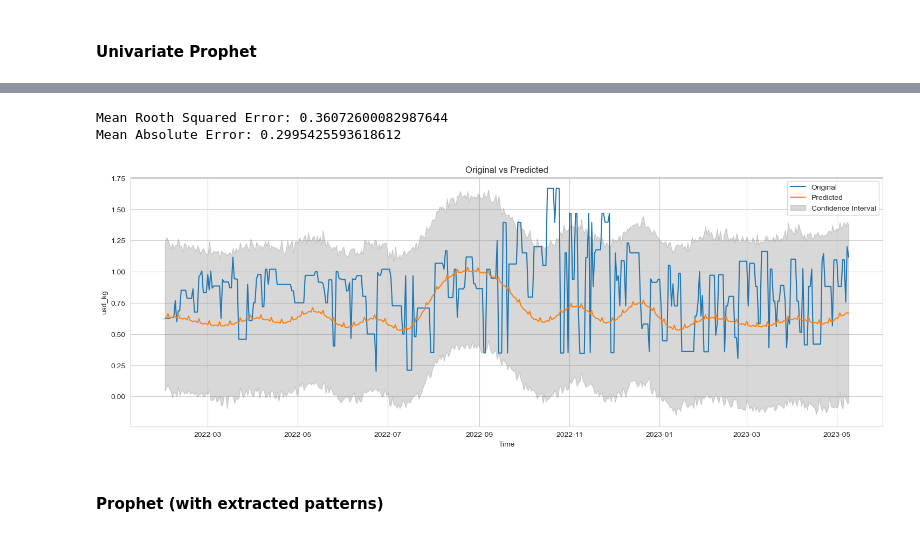
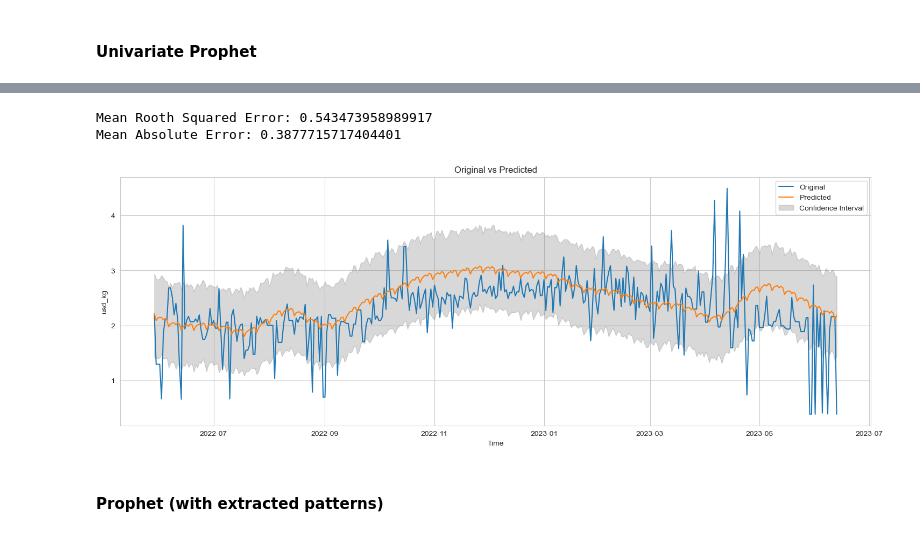
Before and after one commit to sergiopostigo/supertrade, a Jupyter notebook: data_exploitation/exports_analytics/data_preprocessing/time_series_decomposition_3.ipynb, the cells around one changed output, grey strips where cells are left out. Saved outputs shown, nothing was run; the diff lists cells and outputs as text; code cells hidden in the pictures.

```diff
--- a/data_exploitation/exports_analytics/data_preprocessing/time_series_decomposition_3.ipynb
+++ b/data_exploitation/exports_analytics/data_preprocessing/time_series_decomposition_3.ipynb
@@ -47,8 +47,12 @@ Connected to Formatted Zone successfully!
 ### Build a time-series
 # %%
 # Choose a heading
-# chosen_heading = '0810400000'
-chosen_heading = '0805502100'
+chosen_heading = '0709200000'
+# chosen_heading = '0805502100'
+chosen_heading = '0804400000'
+chosen_heading = '0806100000'
+
+
 # Choose the observed measure (usd_kg or net_weight)
 observations = 'usd_kg'
 # %%
@@ -258,7 +271,7 @@ X_train, X_test = X[:train_size], X[train_size:]
 y_train, y_test = y[:train_size], y[train_size:]
 
 # Choose the number of steps to predict
-steps = 30
+steps = 90
 # %% [markdown]
 ### Multi-step Models
 # %% [markdown]
@@ -534,9 +548,9 @@ prophet_data.reset_index(inplace=True)
 prophet_data.rename(columns={observations: 'y'}, inplace=True)
 
 # Training data
-prophet_train = prophet_data[:train_size]
+prophet_train = prophet_data[:train_size][:-steps]
 # Test data
-prophet_test = prophet_data[train_size:]
+prophet_test = prophet_data[train_size:][steps:]
 
 # Create the model
 m = Prophet()
@@ -602,6 +616,6 @@ plt.show()
-Mean Rooth Squared Error: 0.36072600082987644
-Mean Absolute Error: 0.2995425593618612
+Mean Rooth Squared Error: 0.543473958989917
+Mean Absolute Error: 0.3877715717404401
-[figure, old version]
+[figure, new version]
 # %% [markdown]
 #### Prophet (with extracted patterns)
 # %%
```
Also changed, not shown: parts of 13 cells of this notebook, 6 other files.
